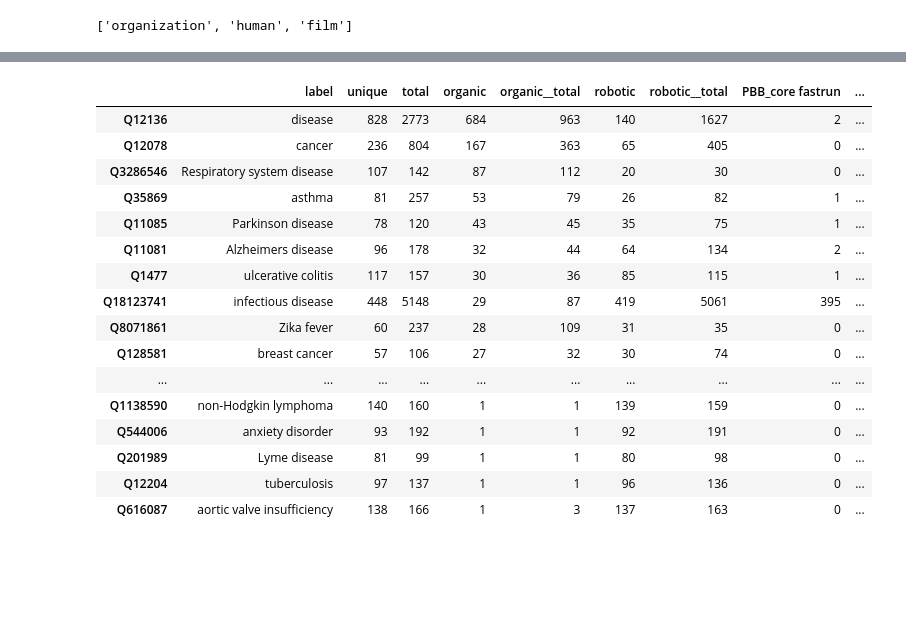
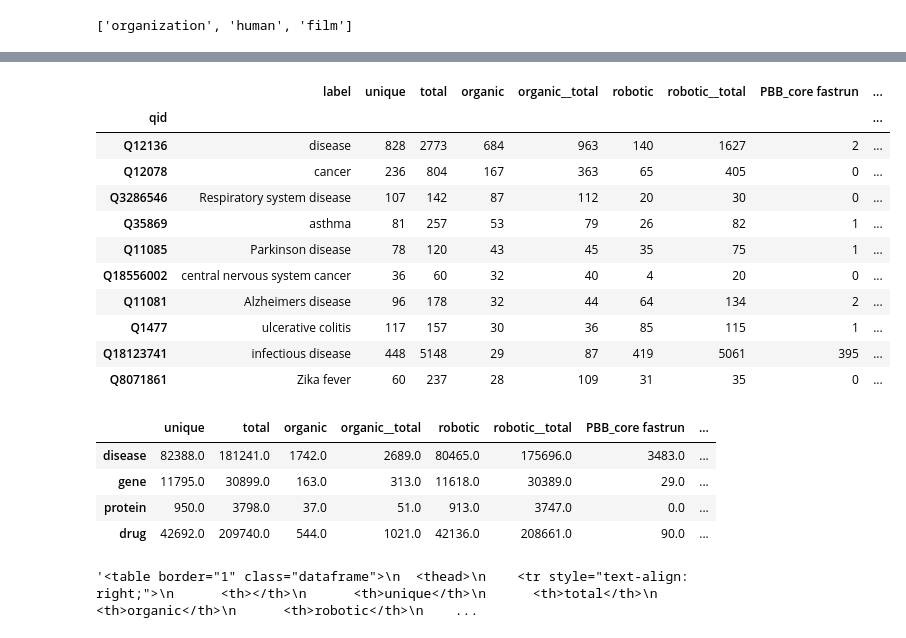
Before and after one commit to stuppie/wikidata-sparql-query-log-analysis, a Jupyter notebook: item_counts.ipynb, the cells around one changed output, grey strips where cells are left out. Cells and saved outputs as stored; diff of their text form; code cells hidden in the pictures; blank space fills up the shorter version.

```diff
--- a/item_counts.ipynb
+++ b/item_counts.ipynb
@@ -74,0 +88,12 @@ item_df.head(50)
+# %%
+item_df['qid'] = item_df.index
+item_df.index = item_df['label']
+fig = plt.figure(figsize=(8,8))
+ax = fig.add_subplot(211)
+df = item_df.sort_values("total")[-10:]
+df[['total']].plot.barh(ax=ax, legend=False)
+ax2 = fig.add_subplot(212)
+df = item_df.sort_values("unique")[-10:]
+df[['unique']].plot.barh(ax=ax2, legend=False)
+ax.set_title("Total Count")
+ax2.set_title("Unique Count")
@@ -75,3 +103,7 @@ item_df.head(50)
+# %%
+item_df.index = item_df['qid']
+del item_df['qid']
+del item_df['label']
 # %%
 ## look at all diseases
-disease_qids = wdi_helpers.id_mapper("P699").values()
+disease_qids = set(wdi_helpers.id_mapper("P699").values())
@@ -110,26 +178,21 @@ total = bm_item_df.sum(axis=0)
 cols = bm_item_df.columns[total>1000]
 bm_item_df = bm_item_df[cols]
 bm_item_df = bm_item_df.astype(int)
-bm_item_df.loc[:50, 'label'] = get_items_label(list(bm_item_df.index[:50]))
+bm_item_df.loc[:10, 'label'] = get_items_label(list(bm_item_df.index[:10]))
 cols = list(bm_item_df.columns)
 bm_item_df = bm_item_df[cols[-1:] + cols[:-1]]
 # %%
-bm_item_df.head(50)
+bm_item_df.head(10)
 # %% [output]
 |  | label | unique | total | organic | organic__total | robotic | robotic__total | PBB_core fastrun | ... |
+| qid |  |  |  |  |  |  |  |  | ... |
 | Q12136 | disease | 828 | 2773 | 684 | 963 | 140 | 1627 | 2 | ... |
 | Q12078 | cancer | 236 | 804 | 167 | 363 | 65 | 405 | 0 | ... |
 | Q3286546 | Respiratory system disease | 107 | 142 | 87 | 112 | 20 | 30 | 0 | ... |
 | Q35869 | asthma | 81 | 257 | 53 | 79 | 26 | 82 | 1 | ... |
 | Q11085 | Parkinson disease | 78 | 120 | 43 | 45 | 35 | 75 | 1 | ... |
+| Q18556002 | central nervous system cancer | 36 | 60 | 32 | 40 | 4 | 20 | 0 | ... |
 | Q11081 | Alzheimers disease | 96 | 178 | 32 | 44 | 64 | 134 | 2 | ... |
 | Q1477 | ulcerative colitis | 117 | 157 | 30 | 36 | 85 | 115 | 1 | ... |
 | Q18123741 | infectious disease | 448 | 5148 | 29 | 87 | 419 | 5061 | 395 | ... |
 | Q8071861 | Zika fever | 60 | 237 | 28 | 109 | 31 | 35 | 0 | ... |
-| Q128581 | breast cancer | 57 | 106 | 27 | 32 | 30 | 74 | 0 | ... |
-| ... | ... | ... | ... | ... | ... | ... | ... | ... | ... |
-| Q1138590 | non-Hodgkin lymphoma | 140 | 160 | 1 | 1 | 139 | 159 | 0 | ... |
-| Q544006 | anxiety disorder | 93 | 192 | 1 | 1 | 92 | 191 | 0 | ... |
-| Q201989 | Lyme disease | 81 | 99 | 1 | 1 | 80 | 98 | 0 | ... |
-| Q12204 | tuberculosis | 97 | 137 | 1 | 1 | 96 | 136 | 0 | ... |
-| Q616087 | aortic valve insufficiency | 138 | 166 | 1 | 3 | 137 | 163 | 0 | ... |
@@ -135,0 +205,19 @@ bm_item_df.head(50)
+# %%
+d_item_df = item_df.reindex(disease_qids)
+g_item_df = item_df.reindex(gene_qids)
+p_item_df = item_df.reindex(protein_qids)
+drug_item_df = item_df.reindex(drug_qids)
+df = pd.DataFrame([d_item_df.sum(), g_item_df.sum(), p_item_df.sum(), drug_item_df.sum()], index=["disease", "gene", "protein", "drug"])
+df['num_items'] = [len(disease_qids), len(gene_qids), len(protein_qids), len(drug_qids)]
+df = df.replace(0, pd.np.nan).dropna(axis=0, how="all").dropna(axis=1, how="all").fillna(0)
+df.head()
+# %% [output]
+|  | unique | total | organic | organic__total | robotic | robotic__total | PBB_core fastrun | ... |
+| disease | 82388.0 | 181241.0 | 1742.0 | 2689.0 | 80465.0 | 175696.0 | 3483.0 | ... |
+| gene | 11795.0 | 30899.0 | 163.0 | 313.0 | 11618.0 | 30389.0 | 29.0 | ... |
+| protein | 950.0 | 3798.0 | 37.0 | 51.0 | 913.0 | 3747.0 | 0.0 | ... |
+| drug | 42692.0 | 209740.0 | 544.0 | 1021.0 | 42136.0 | 208661.0 | 90.0 | ... |
+# %%
+df[['unique', 'total', 'organic', 'robotic', 'num_items']].astype(int).to_html()
+# %% [output]
+'<table border="1" class="dataframe">\n  <thead>\n    <tr style="text-align: right;">\n      <th></th>\n      <th>unique</th>\n      <th>total</th>\n      <th>organic</th>\n      <th>robotic</th>\n    ...
```
Also changed, not shown: parts of 17 cells of this notebook.
